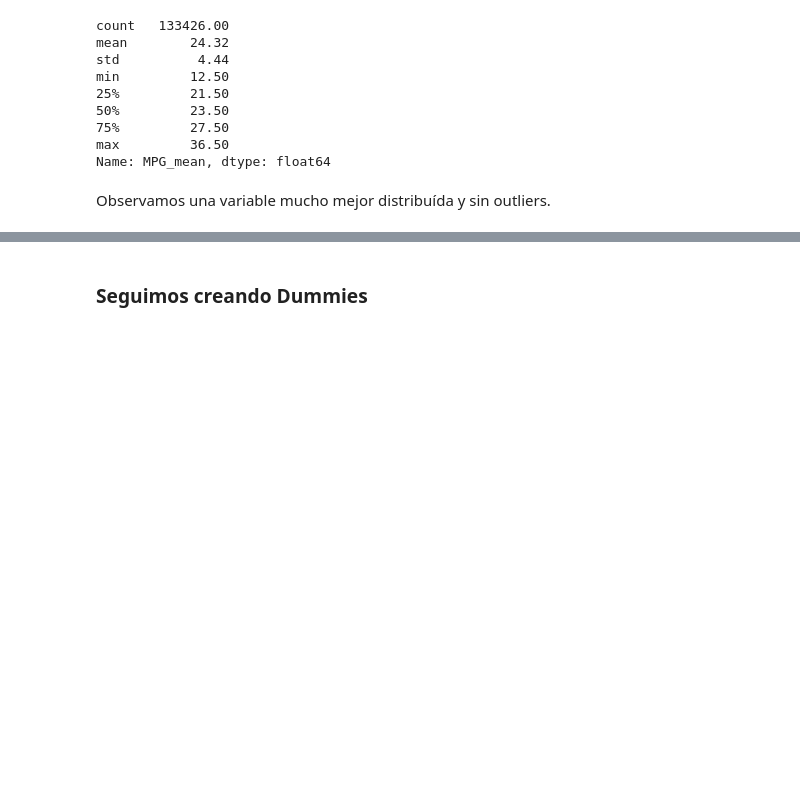
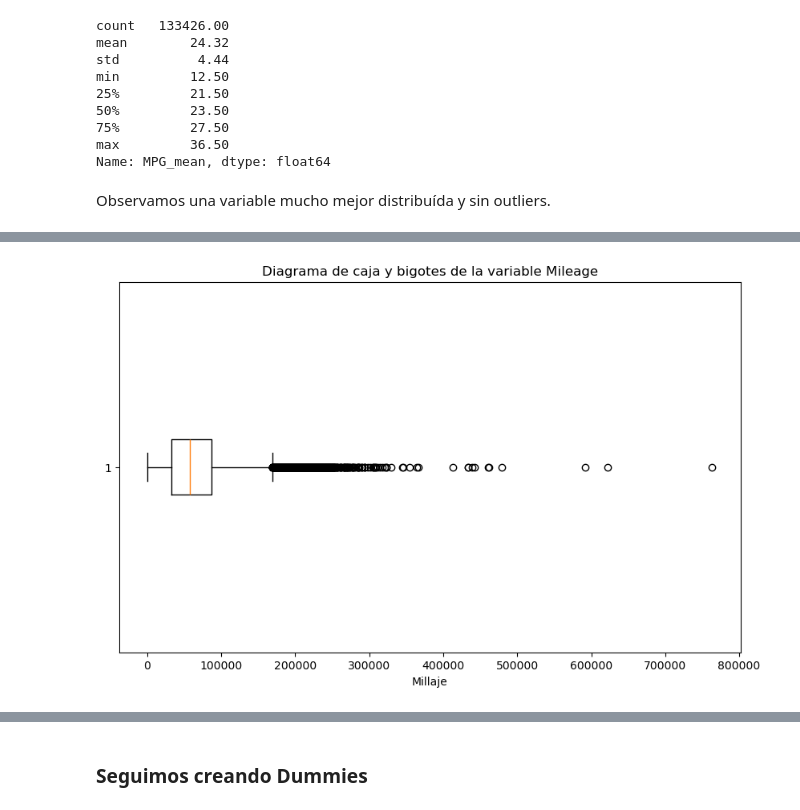
Before and after one commit to JnAlvarez/CH-Clases, a Jupyter notebook: PF Ordenando.ipynb, the cells around one changed output, grey strips where cells are left out. Cells and saved outputs as stored; diff of their text form; code cells hidden in the pictures; blank space fills up the shorter version.

```diff
--- a/PF Ordenando.ipynb
+++ b/PF Ordenando.ipynb
@@ -834,0 +872,13 @@ Observamos una variable mucho mejor distribuída y sin outliers.
+# %%
+# Crear el boxplot
+plt.figure(figsize=(10, 6))
+plt.boxplot(df['Mileage'], vert=False)  # vert=False para hacer el boxplot horizontal
+
+# Ajustar las etiquetas y el título
+plt.xlabel('Millaje')
+plt.title('Diagrama de caja y bigotes de la variable Mileage')
+
+# Mostrar el boxplot
+plt.show()
+# %% [output]
+[figure, added]
```
Also changed, not shown: parts of 44 cells of this notebook.
